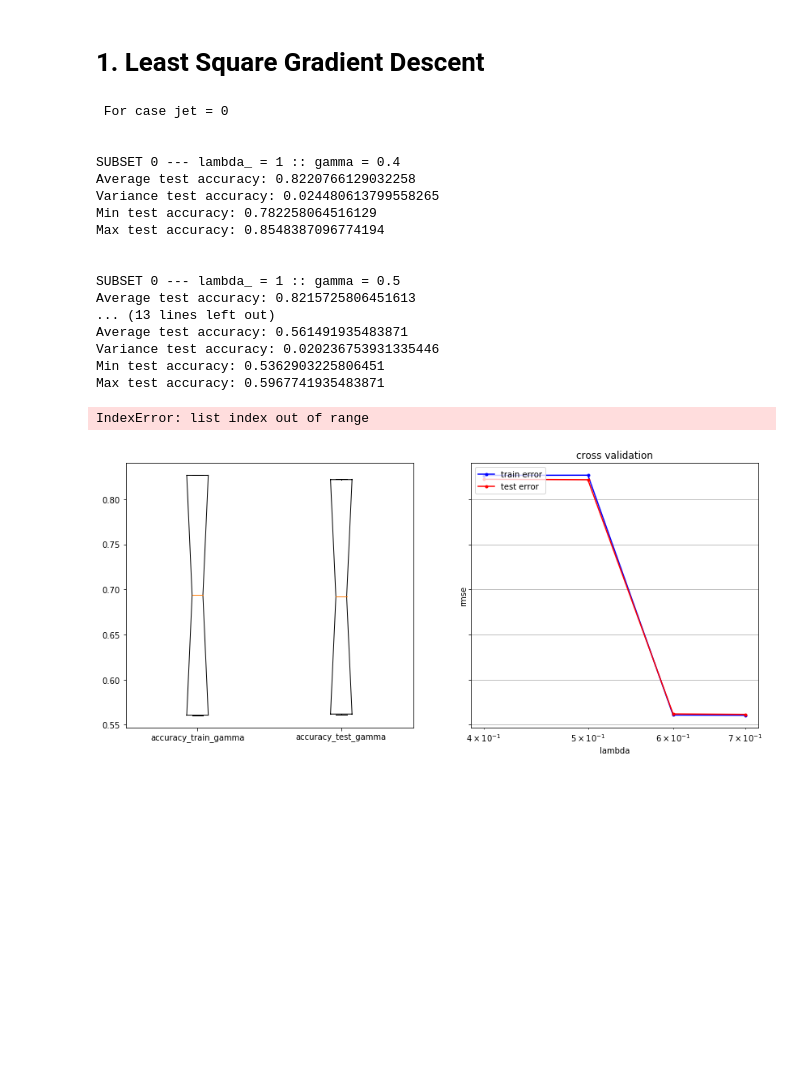
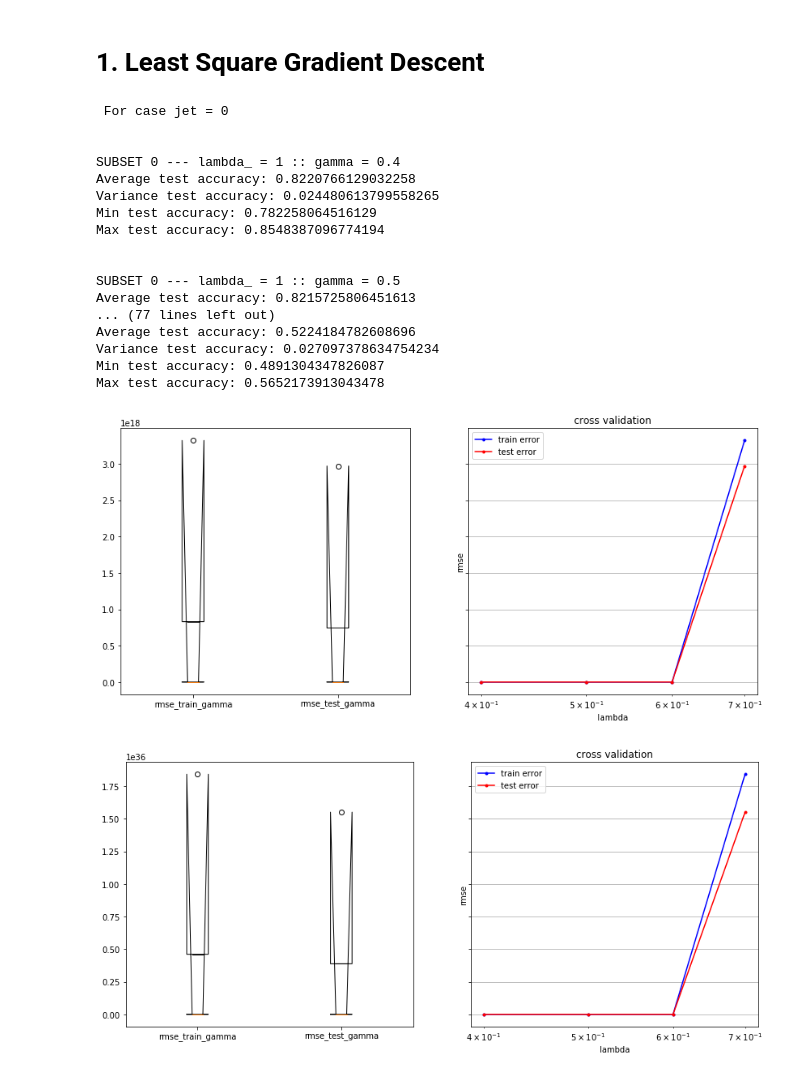
Before and after one commit to mguillaumot/ML_project1, a Jupyter notebook: scripts/Project-1-Priscille.ipynb, the cells around one changed output. Cells and saved outputs as stored; diff of their text form; code cells hidden in the pictures; blank space fills up the shorter version.

Commit message:
ENH: Plot RMSE instead of accuracy

```diff
--- a/scripts/Project-1-Priscille.ipynb
+++ b/scripts/Project-1-Priscille.ipynb
@@ -21,11 +21,11 @@ The autoreload extension is already loaded. To reload it, use:
   %reload_ext autoreload
 # %%
 DATA_PATH_TRAIN = '../data/train.csv'
-y_train, data_train, ids_tr = load_csv_data(DATA_PATH_TRAIN, sub_sample=True)
+y_train, data_train, ids_tr = load_csv_data(DATA_PATH_TRAIN, sub_sample=False)
 # y_train, data_train, ids_tr = load_csv_data(DATA_PATH_TRAIN, sub_sample=False)
 # %%
 DATA_PATH_TEST = '../data/test.csv'
-_, data_test, ids_te = load_csv_data(DATA_PATH_TEST, sub_sample=True)
+_, data_test, ids_te = load_csv_data(DATA_PATH_TEST, sub_sample=False)
 # %%
 print(data_train.shape)
 print(data_test.shape)
@@ -125,6 +125,8 @@ def cross_validation(y, x, k_indices, k, method, max_iters = 0, gamma = 0, lambd
     y_pred_train = predict_labels(w, poly_train)
     y_pred_test = predict_labels(w, poly_test)
 
+    loss_tr = 2 * np.sqrt(2 * compute_loss(y_train, poly_train, w))
+    loss_te = 2 * np.sqrt(2 * compute_loss(y_test, poly_test, w))
 #     print(" --- y = -1 :: Reel: {} :: Prediction: {}".format( (y_train == -1).sum(), (y_pred_train == -1).sum() ))
 #     print(" --- y = +1 :: Reel: {} :: Prediction: {}".format( (y_train == 1).sum(), (y_pred_train == 1).sum() ))
 
@@ -132,7 +134,8 @@ def cross_validation(y, x, k_indices, k, method, max_iters = 0, gamma = 0, lambd
     accuracy_train = compute_accuracy(y_pred_train, y_train)
     accuracy_test = compute_accuracy(y_pred_test, y_test)
 
-    return accuracy_train, accuracy_test, w
+
+    return accuracy_train, accuracy_test, w, loss_tr, loss_te
 # %%
 from plots import cross_validation_visualization
 
@@ -168,18 +171,25 @@ for ind, subset_train in enumerate(datasets_train):
         accuracy_train_gamma = []
         accuracy_test_gamma = []
 
+        rmse_train_gamma = []
+        rmse_test_gamma = []
+
         for gamma in gammas:
             param_method = dict(max_iters = max_iters, gamma = gamma, lambda_ = lambda_)
 
             accuracy_train_k = []
             accuracy_test_k = []
+            rmse_train_k = []
+            rmse_test_k = []
             w_k = []
             # cross validation
             for k in range(k_fold):
-                accuracy_train_crt, accuracy_test_crt, w = cross_validation(y, x, k_indices, k, method = method, **param_method)
+                accuracy_train_crt, accuracy_test_crt, w, rmse_tr_crt, rmse_te_crt = cross_validation(y, x, k_indices, k, method = method, **param_method)
                 accuracy_train_k.append(accuracy_train_crt)
                 accuracy_test_k.append(accuracy_test_crt)
-                w_tmp.append(w)
+                rmse_train_k.append(rmse_tr_crt)
+                rmse_test_k.append(rmse_te_crt)
+                w_k.append(w)
 #                 print("%d - Training accuracy: %f / Test accuracy : %f" % (k, accuracy_train_crt, accuracy_test_crt))
 
             print("\nSUBSET {} --- lambda_ = {} :: gamma = {}".format(ind, lambda_, gamma))
@@ -191,44 +201,47 @@ for ind, subset_train in enumerate(datasets_train):
             accuracy_train_gamma.append(np.mean(accuracy_train_k))
             accuracy_test_gamma.append(np.mean(accuracy_test_k))
 
+            rmse_train_gamma.append(np.mean(rmse_train_k))
+            rmse_test_gamma.append(np.mean(rmse_test_k))
+
 
         fig, axes = plt.subplots(nrows=1, ncols=2, figsize=(14, 6), sharey=True)
-        axes[0].boxplot([accuracy_train_gamma, accuracy_test_gamma] , labels=['accuracy_train_gamma', 'accuracy_test_gamma'], notch=True, bootstrap=10000)
-        cross_validation_visualization(gammas, accuracy_train_gamma, accuracy_test_gamma)
+        axes[0].boxplot([rmse_train_gamma, rmse_test_gamma] , labels=['rmse_train_gamma', 'rmse_test_gamma'], notch=True, bootstrap=10000)
+        cross_validation_visualization(gammas, rmse_train_gamma, rmse_test_gamma)
 
     accuracy_train.append(np.mean(accuracy_train_gamma))
     accuracy_test.append(np.mean(accuracy_test_gamma))
 
 
 
 
 
     # ****************************************
     # ****** Predict for datasets_test *******
     # ****************************************
     if test == True:
         subset_test = datasets_test[ind][0]
         _, poly_test = build_model_data(subset_test, datasets_test[ind][1])
 
         y_pred_crt = predict_labels(w_k[0], poly_test)   # TODO : for now takes the first w
         np.put(y_pred_final, datasets_test[ind][1], y_pred_crt)
 # %% [output]
  For case jet = 0
 
 
 SUBSET 0 --- lambda_ = 1 :: gamma = 0.4
 Average test accuracy: 0.8220766129032258
 Variance test accuracy: 0.024480613799558265
 Min test accuracy: 0.782258064516129
 Max test accuracy: 0.8548387096774194
 
 
 SUBSET 0 --- lambda_ = 1 :: gamma = 0.5
 Average test accuracy: 0.8215725806451613
-... (13 lines left out)
-Average test accuracy: 0.561491935483871
-Variance test accuracy: 0.020236753931335446
-Min test accuracy: 0.5362903225806451
-Max test accuracy: 0.5967741935483871
+... (77 lines left out)
+Average test accuracy: 0.5224184782608696
+Variance test accuracy: 0.027097378634754234
+Min test accuracy: 0.4891304347826087
+Max test accuracy: 0.5652173913043478
-IndexError: list index out of range
-[figure, old version]
+[figure, new version]
+[figure, added]
```
Also changed, not shown: parts of 2 cells of this notebook.
